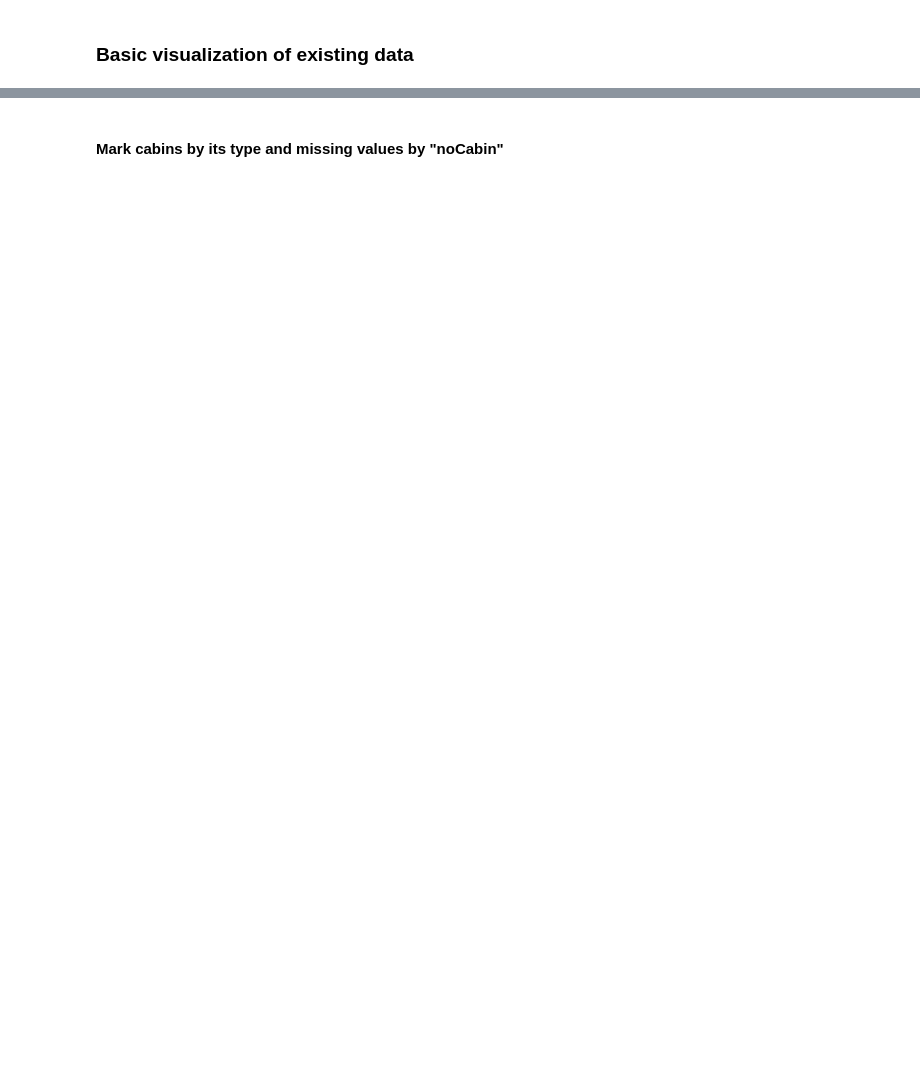
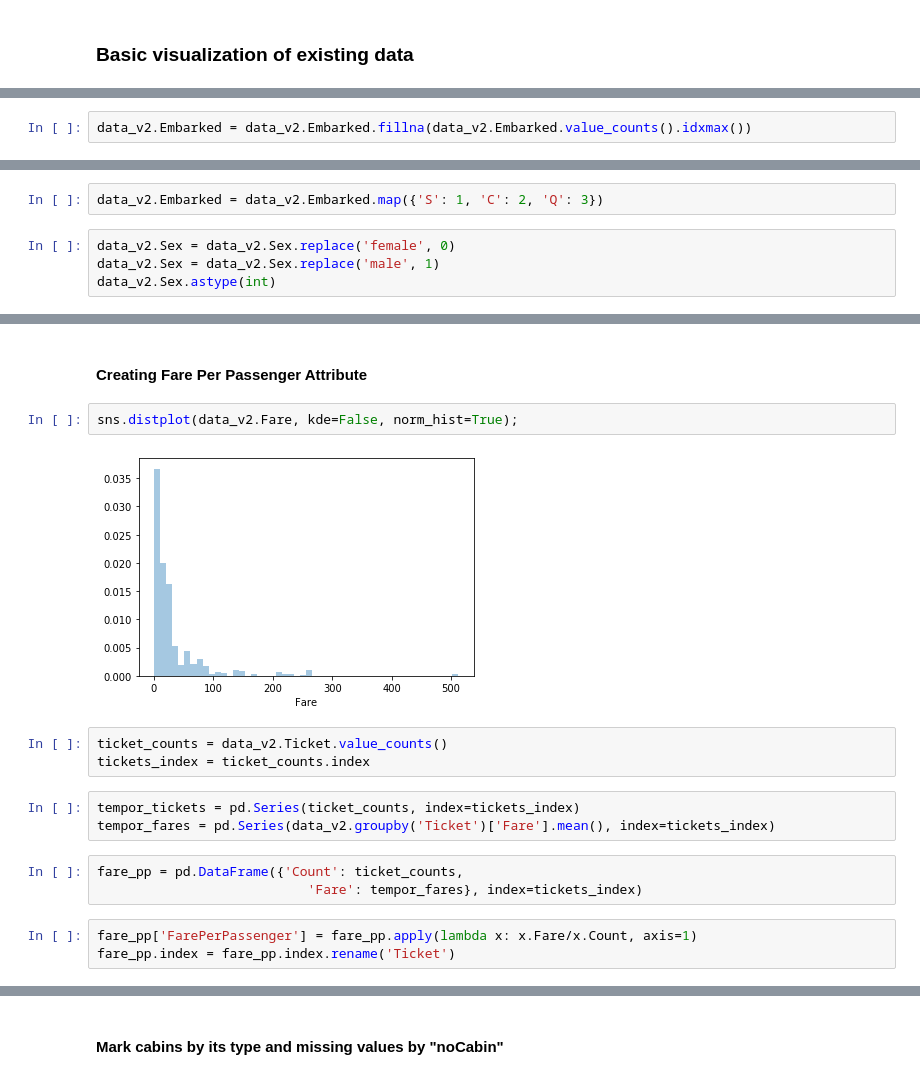
Before and after one commit to elangaar/titanic-disaster, a Jupyter notebook: titanic.ipynb, the cells around one changed output, grey strips where cells are left out. Cells and saved outputs as stored; diff of their text form; blank space fills up the shorter version.

```diff
--- a/titanic.ipynb
+++ b/titanic.ipynb
@@ -61,0 +197,2 @@ plt.tight_layout()
+# %%
+data_v2.Embarked = data_v2.Embarked.fillna(data_v2.Embarked.value_counts().idxmax())
@@ -61,0 +204,6 @@ plt.tight_layout()
+# %%
+data_v2.Embarked = data_v2.Embarked.map({'S': 1, 'C': 2, 'Q': 3})
+# %%
+data_v2.Sex = data_v2.Sex.replace('female', 0)
+data_v2.Sex = data_v2.Sex.replace('male', 1)
+data_v2.Sex.astype(int)
@@ -61,0 +223,18 @@ plt.tight_layout()
+# %% [markdown]
+#### Creating Fare Per Passenger Attribute
+# %%
+sns.distplot(data_v2.Fare, kde=False, norm_hist=True);
+# %% [output]
+[figure, added]
+# %%
+ticket_counts = data_v2.Ticket.value_counts()
+tickets_index = ticket_counts.index
+# %%
+tempor_tickets = pd.Series(ticket_counts, index=tickets_index)
+tempor_fares = pd.Series(data_v2.groupby('Ticket')['Fare'].mean(), index=tickets_index)
+# %%
+fare_pp = pd.DataFrame({'Count': ticket_counts,
+                           'Fare': tempor_fares}, index=tickets_index)
+# %%
+fare_pp['FarePerPassenger'] = fare_pp.apply(lambda x: x.Fare/x.Count, axis=1)
+fare_pp.index = fare_pp.index.rename('Ticket')
```
Also changed, not shown: parts of 75 cells of this notebook.
